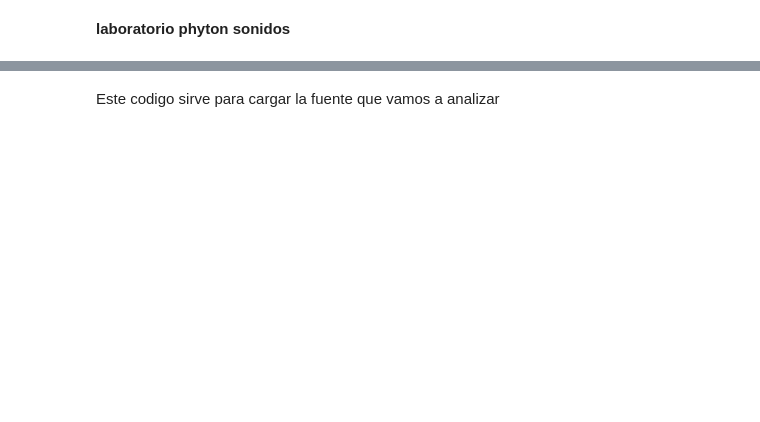
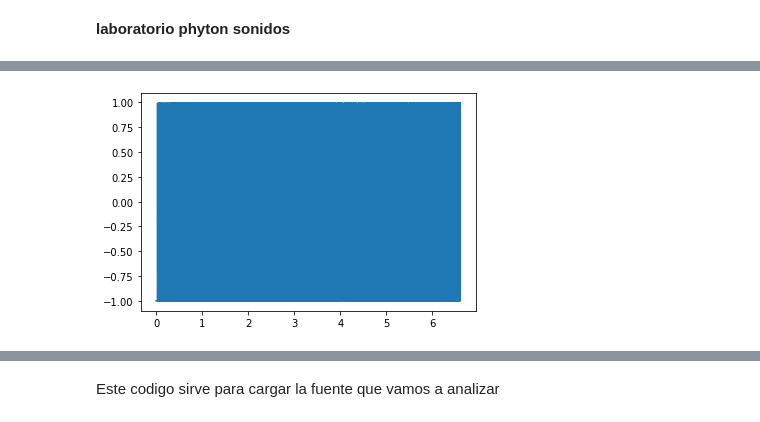
Before and after one commit to AntonioDePablo/Reto-0-acustica, a Jupyter notebook: Practica1.ipynb, the cells around one changed output, grey strips where cells are left out. Drawn from its saved outputs; the diff is of its cells as text; code cells hidden in the pictures; blank space fills up the shorter version.

```diff
--- a/Practica1.ipynb
+++ b/Practica1.ipynb
@@ -25,0 +42,6 @@ CARBY2.WAV          100%[===================>] 284.60K   222KB/s    in 1.3s
+# %%
+from thinkdsp import read_wave
+
+wave = read_wave('CARBY2.WAV')
+wave.normalize()
+wave.make_audio()
@@ -25,0 +50,4 @@ CARBY2.WAV          100%[===================>] 284.60K   222KB/s    in 1.3s
+# %%
+wave.plot()
+# %% [output]
+[figure, added]
```
Also changed, not shown: parts of 6 cells of this notebook.
